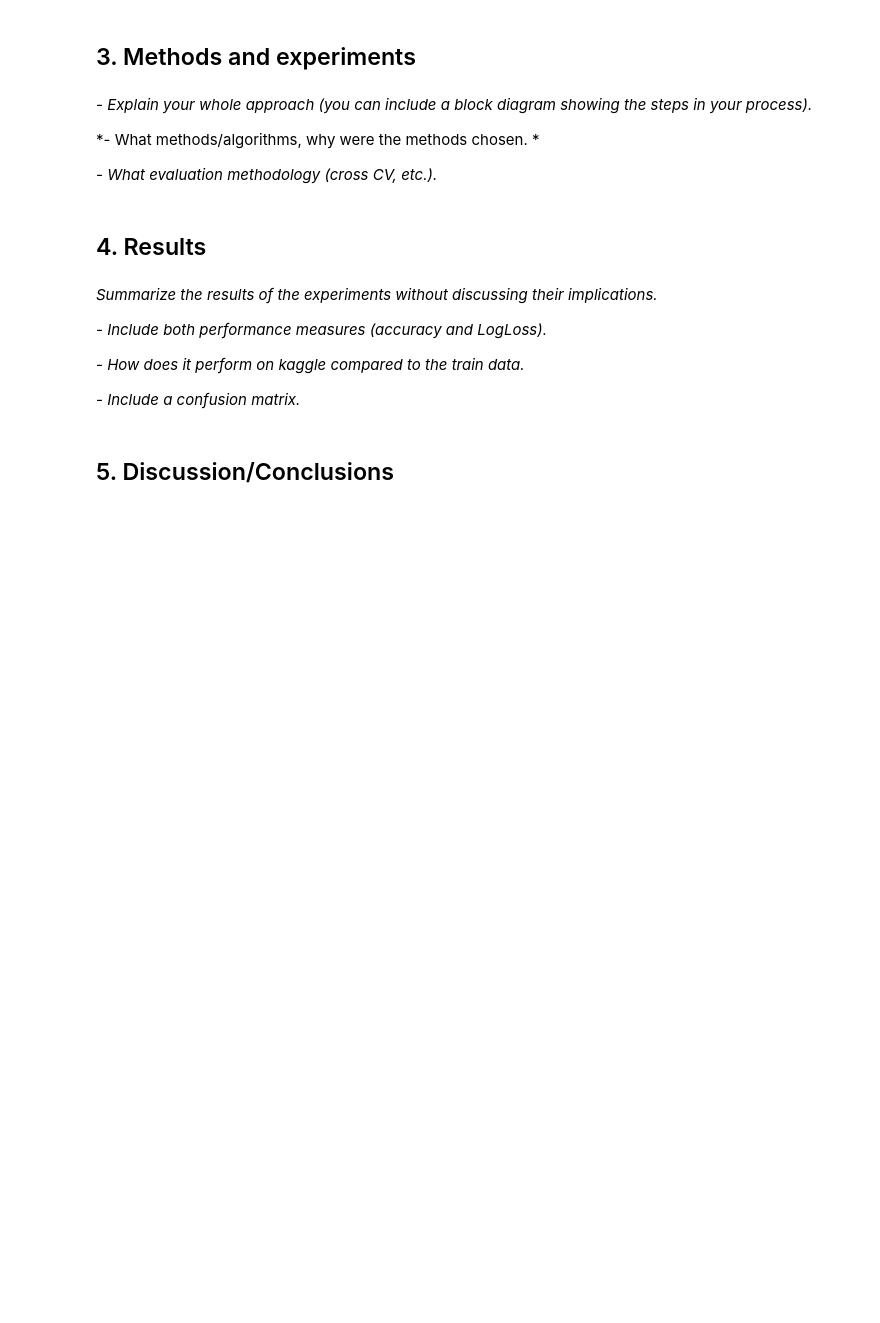
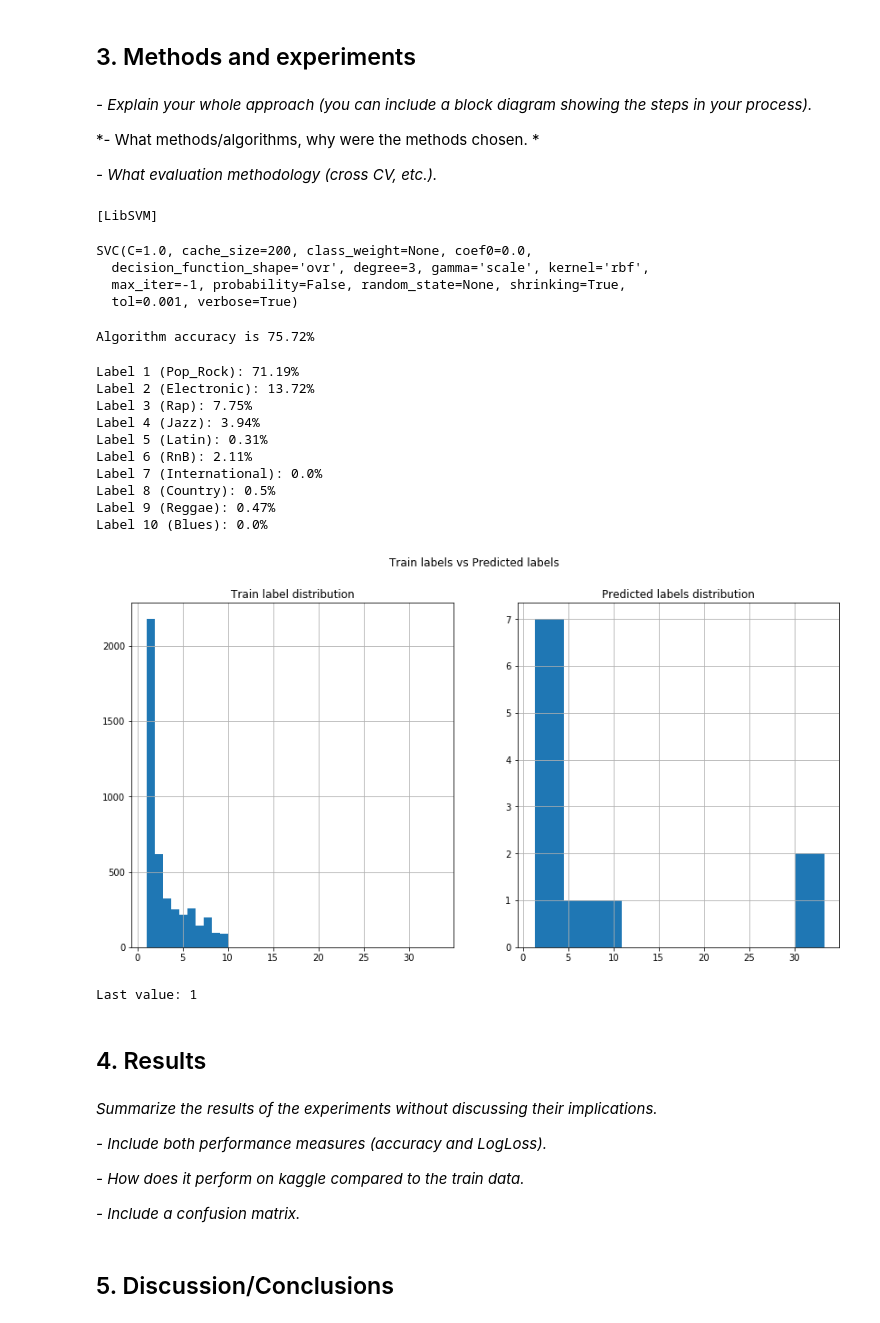
Before and after one commit to FedeMITIC/data-analysis-project, a Jupyter notebook: MLBP2018 Project Report [WIP].ipynb, the cells around one changed output. Saved outputs shown, nothing was run; the diff lists cells and outputs as text; code cells hidden in the pictures; blank space fills up the shorter version.

```diff
--- a/MLBP2018 Project Report [WIP].ipynb
+++ b/MLBP2018 Project Report [WIP].ipynb
@@ -171,0 +180,7 @@ Label 10 (Blues): 1.97%
+# %%
+# Eliminates the data
+print(f'Train data shape before resize is: {train_data_accuracy.shape}, Test data shape is: {test_data_accuracy.shape}')
+train_data_accuracy = np.delete(train_data_accuracy, [204,205,206,207,208,209,210,211,212,213,214,215,216,217,218,219,220], 1)
+test_data_accuracy = np.delete(test_data_accuracy, [204,205,206,207,208,209,210,211,212,213,214,215,216,217,218,219,220], 1)
+# Let's check that the elimination process succeded
+print(f'Train data shape after resize is: {train_data_accuracy.shape}, Test data shape is: {test_data_accuracy.shape}')
@@ -172,8 +190,11 @@ Label 10 (Blues): 1.97%
 # %%
 # Analysis of the input data
-# Feature 1: ID
-# Feature 2 - 169: Rhythm pattern
+# Feature 1 - 169: Rhythm pattern
 # Feature 170 - 217: Chroma
-# Feature 218 - 265: MFCCs
+# Feature 218 - 264: MFCCs
 # Scales the data before feeding them into ML algorithms
-scaled_train_data = preprocessing.scale(train_data_accuracy)
+scaler = preprocessing.StandardScaler().fit(train_data_accuracy)
+train_data_scaled = scaler.transform(train_data_accuracy)
+test_data_scaled = scaler.transform(test_data_accuracy)
+print(f'The mean of the train data is: {np.mean(train_data_scaled)}, the variance is {np.std(train_data_scaled)}')
+print(f'The mean of the test data is: {np.mean(test_data_scaled)}, the variance is {np.std(test_data_scaled)}')
@@ -190,3 +212,63 @@ scaled_train_data = preprocessing.scale(train_data_accuracy)
+# %%
+clf = svm.SVC(gamma='scale', verbose=True)
+clf.fit(train_data_scaled, np.ravel(train_labels_accuracy))
+# %% [output]
+[LibSVM]
+SVC(C=1.0, cache_size=200, class_weight=None, coef0=0.0,
+  decision_function_shape='ovr', degree=3, gamma='scale', kernel='rbf',
+  max_iter=-1, probability=False, random_state=None, shrinking=True,
+  tol=0.001, verbose=True)
+# %%
+score = clf.score(train_data_scaled, train_labels_accuracy)
+print(f'Algorithm accuracy is {np.round(score * 100, 2)}%')
+# %% [output]
+Algorithm accuracy is 75.72%
+# %%
+predictions = clf.predict(test_data_scaled)
+data_p = np.empty((11, 2))
+for i in range(1, 11, 1):
+    print(f'Label {i} ({class_names[i - 1]}): {round((len(np.where(predictions == i)[0]) / len(predictions)) * 100, 2)}%')
+    data_p[0, 0] = 0
+    data_p[0, 1] = round((len(np.where(train_labels_accuracy == 1)[0]) / len(predictions)) * 100, 2)
+    data_p[i, 0] = i
+    data_p[i, 1] = round((len(np.where(train_labels_accuracy == i)[0]) / len(predictions)) * 100, 2)
+
+fig, axs = plt.subplots(nrows=1, ncols=2, sharex=True, figsize=(14, 7))
+ax = axs[0]
+ax.hist(train_labels_accuracy)
+ax.set_title('Train label distribution')
+ax.grid(True)
+
+ax = axs[1]
+ax.hist(data_p[:, 1])
+ax.set_title('Predicted labels distribution')
+ax.grid(True)
+
+
+fig.suptitle('Train labels vs Predicted labels')
+plt.show()
+# %% [output]
+Label 1 (Pop_Rock): 71.19%
+Label 2 (Electronic): 13.72%
+Label 3 (Rap): 7.75%
+Label 4 (Jazz): 3.94%
+Label 5 (Latin): 0.31%
+Label 6 (RnB): 2.11%
+Label 7 (International): 0.0%
+Label 8 (Country): 0.5%
+Label 9 (Reggae): 0.47%
+Label 10 (Blues): 0.0%
+[figure, added]
+# %%
+def export_csv(predictions):
+    print(f'Last value: {predictions[len(predictions) - 1]}')
+    id_num = range(1, len(predictions) + 1)
+    df = pd.DataFrame({'Sample_id': id_num, 'Sample_label': predictions}, columns=['Sample_id', 'Sample_label'])
+    df.to_csv('clf.csv')
+
+export_csv(predictions)
+# %% [output]
+Last value: 1
 # %% [markdown]
 ## 4. Results
 # %% [markdown]
```
Also changed, not shown: parts of 6 cells of this notebook.
